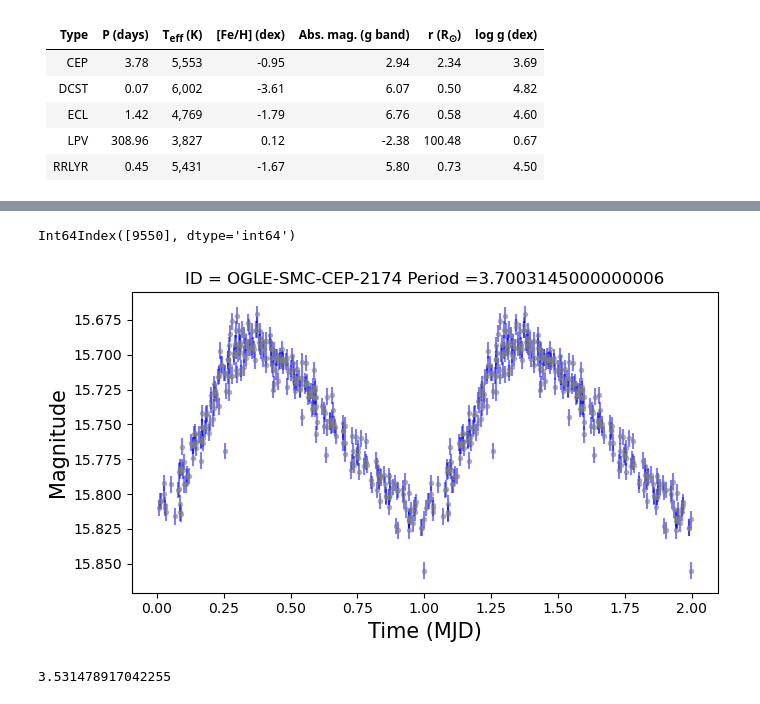
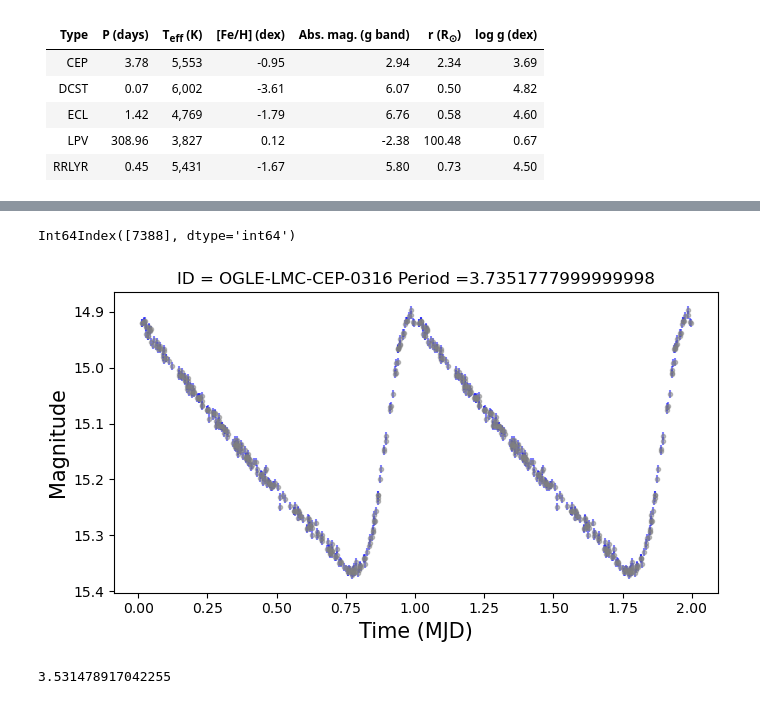
Before and after one commit to frperezgalarce/cnn-pels-vae, a Jupyter notebook: notebooks/15. plot similar real light curves.ipynb, the cells around one changed output, grey strips where cells are left out. Saved outputs shown, nothing was run; the diff lists cells and outputs as text; code cells hidden in the pictures.

```diff
--- a/notebooks/15. plot similar real light curves.ipynb
+++ b/notebooks/15. plot similar real light curves.ipynb
@@ -148,28 +180,25 @@ Index(['OGLE_id', 'Type', '[Fe/H]_J95', 'teff_val', 'Period', 'abs_Gmag',
 # %%
-meta[(meta.Type=='CEP') &  (meta.Period > np.log10(3.7)) & (meta.Period < np.log10(3.8))
-        & (meta.teff_val < np.log10(5800)) & (meta.teff_val > np.log10(5300))
-        & (meta.abs_Gmag < 4) & (meta.abs_Gmag > 2)]
 
-lc, lc_id_to_title = ('OGLE-SMC-CEP-2174.dat', 'OGLE-SMC-CEP-2174')
+
+lc, lc_id_to_title = ('OGLE-LMC-CEP-0316.dat', 'OGLE-LMC-CEP-0316')
 print(meta[meta.OGLE_id==lc_id_to_title].index)
 # Extract time, magnitude, and error
 time = lcs[meta[meta.OGLE_id == lc_id_to_title].index][:,:,0].flatten()
 magnitude = lcs[meta[meta.OGLE_id == lc_id_to_title].index][:,:,1].flatten()
 error = lcs[meta[meta.OGLE_id == lc_id_to_title].index][:,:,2].flatten()
 # Create a DataFrame
 lcu = pd.DataFrame({
-        & (meta.abs_Gmag < 7) & (meta.abs_Gmag > 6.4)
-        & (meta.radius_val < np.log10(0.7)) & (meta.teff_val > np.log10(0.4))
-        & (meta.logg < 5.0) & (meta.logg > 4.4)
-        & (meta['[Fe/H]_J95'] < -1.5) & (meta['[Fe/H]_J95'] > -2)
+    'time': time,
+    'magnitude': magnitude,
+    'error': error
 })
 
 p = np.power(10, meta[meta.OGLE_id==lc_id_to_title].Period.values[0])
 
 plot_single_lc(lcu, cls='CEP', ID='ID = '+lc_id_to_title+' Period ='+str(p))
 # %% [output]
-Int64Index([9550], dtype='int64')
+Int64Index([7388], dtype='int64')
-[figure, old version]
+[figure, new version]
 # %%
 np.log10(3400)
 # %% [output]
```
Also changed, not shown: parts of 5 cells of this notebook, 8 other files.
